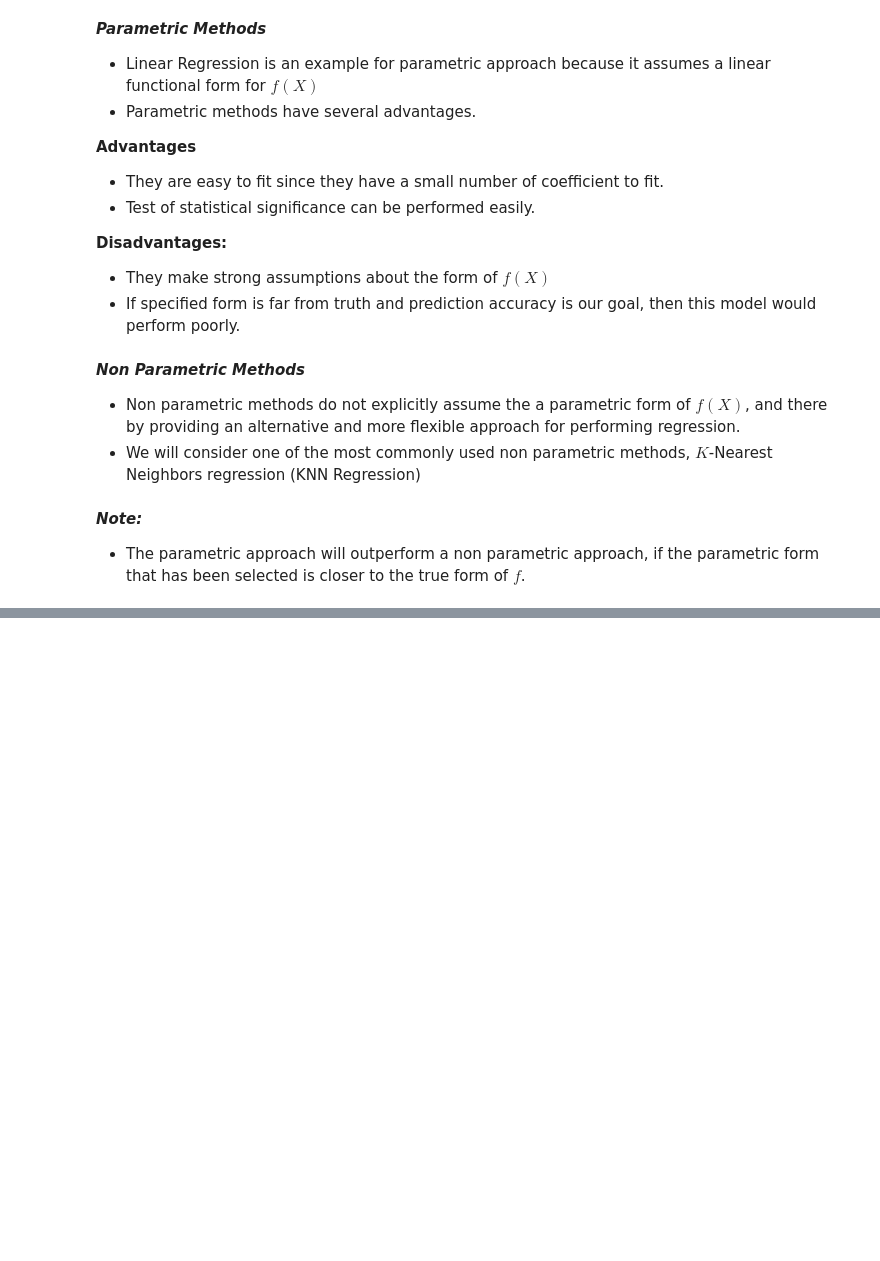
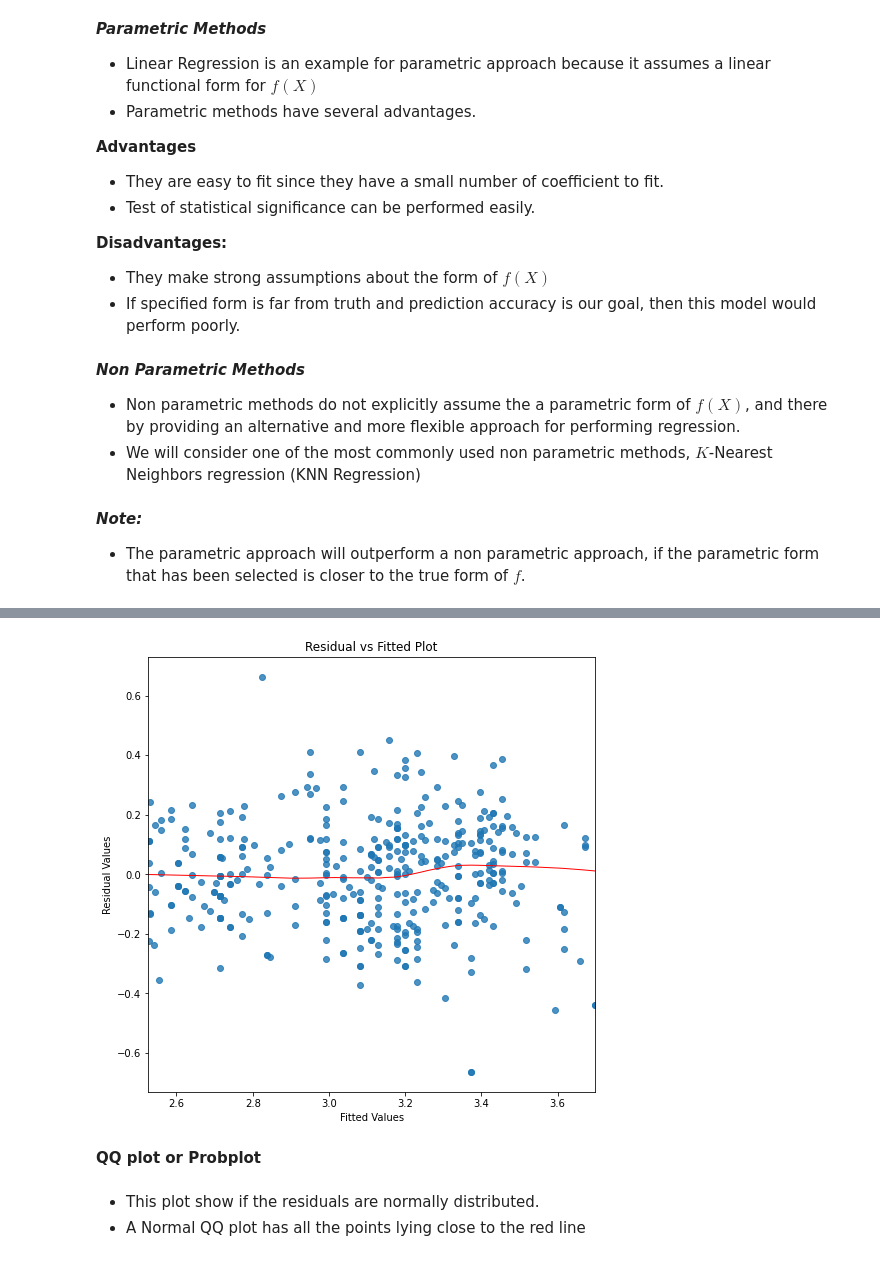
Before and after one commit to Revanthshalon/Machine-Learning, a Jupyter notebook: An Introduction to Statistical Learning/Unit 3 - Linear Regression/Unit 3 - Linear Regression.ipynb, the cells around one changed output, grey strips where cells are left out. Cells and saved outputs as stored; diff of their text form; code cells hidden in the pictures; blank space fills up the shorter version.

Commit message:
Unit 3 - Linear Regression
Added the Diagnostic plots for Residuals

```diff
--- a/An Introduction to Statistical Learning/Unit 3 - Linear Regression/Unit 3 - Linear Regression.ipynb
+++ b/An Introduction to Statistical Learning/Unit 3 - Linear Regression/Unit 3 - Linear Regression.ipynb
@@ -1035,0 +1049,19 @@ lzip(['F-statistic','p-value'],sm.stats.diagnostic.linear_rainbow(res=auto_model
+# %%
+# model fitted values
+model_fitted_y = auto_model_log.fittedvalues
+# model residual values
+model_residuals = auto_model_log.resid
+# plot
+plt.figure(figsize=(8,8))
+sns.regplot(x=model_fitted_y,y=model_residuals,scatter=True,lowess=True,line_kws={'color':'r','lw':1})
+plt.title('Residual vs Fitted Plot')
+plt.xlabel('Fitted Values')
+plt.ylabel('Residual Values')
+plt.show()
+# %% [output]
+[figure, added]
+# %% [markdown]
+**QQ plot or Probplot**
+# %% [markdown]
+- This plot show if the residuals are normally distributed.
+- A Normal QQ plot has all the points lying close to the red line
```
Also changed, not shown: parts of 27 cells of this notebook.
